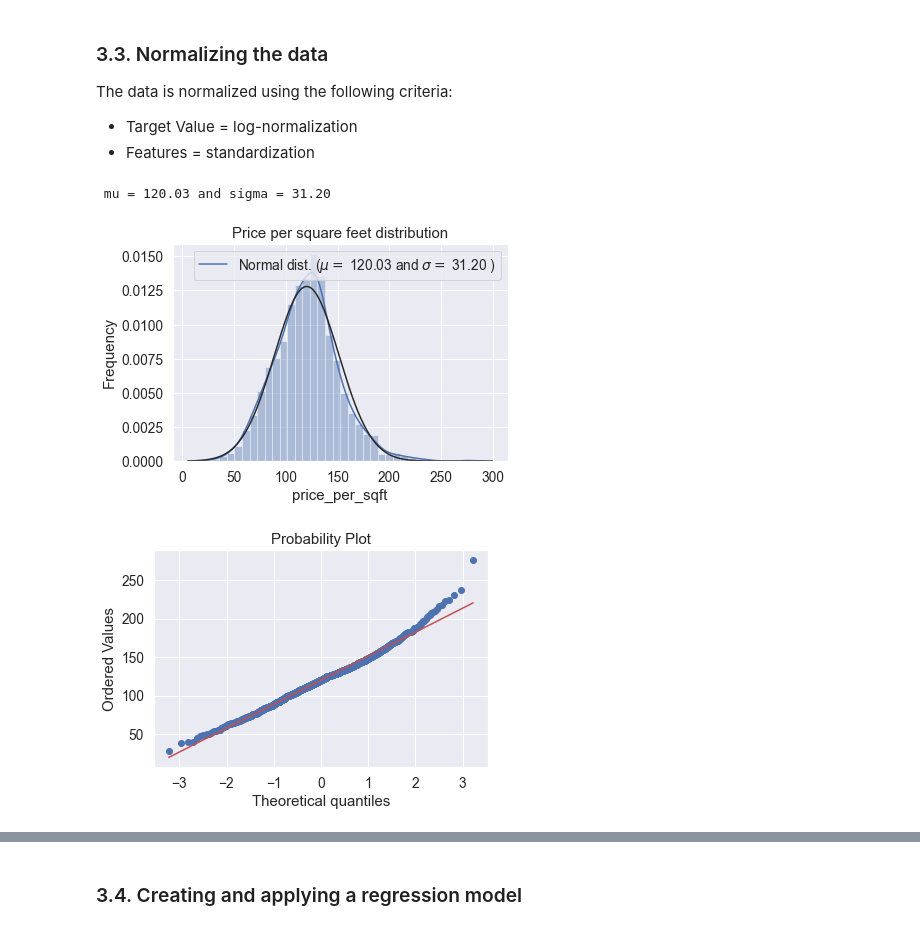
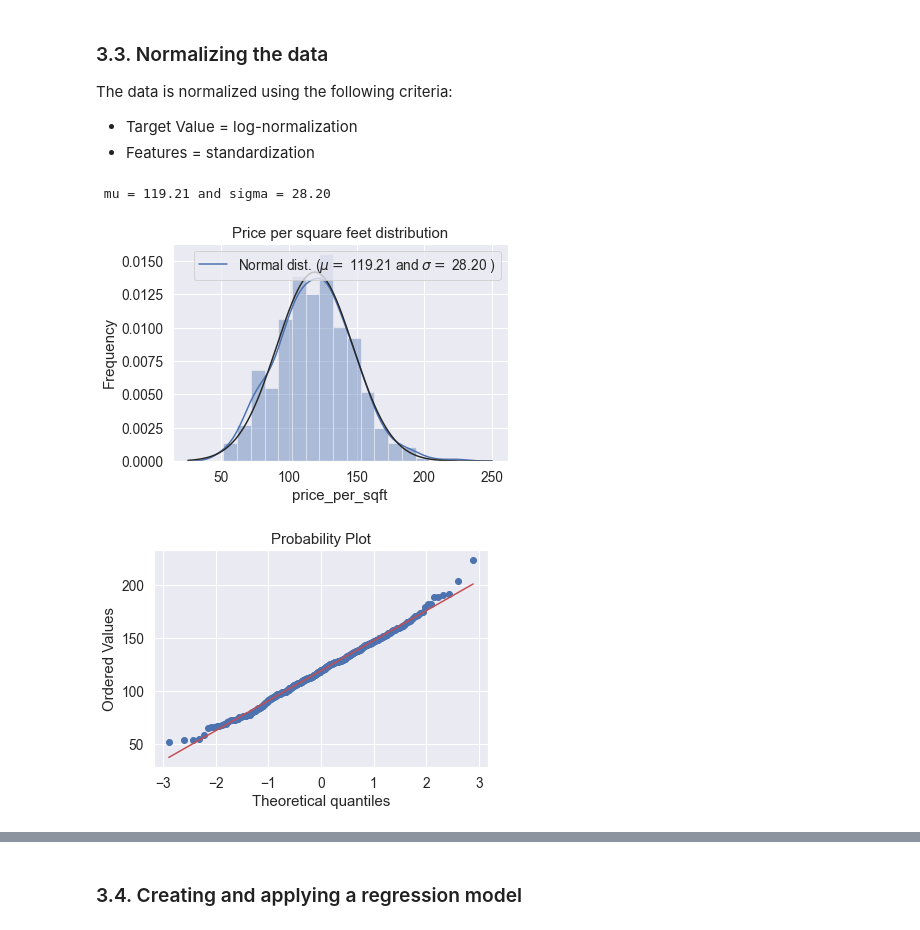
Before and after one commit to oscar-dif/ExamProject, a Jupyter notebook: house_prices.ipynb, the cells around one changed output, grey strips where cells are left out. Saved outputs shown, nothing was run; the diff lists cells and outputs as text; code cells hidden in the pictures.

```diff
--- a/house_prices.ipynb
+++ b/house_prices.ipynb
@@ -341,6 +342,6 @@ plt.show()
 # %% [output]
 [figure]
 # %%
-outliers = df_clean[(df_clean['overallqual']=='10') & (df_clean['price_per_sqft']<150)]
-df_clean.drop(outliers.index).shape
+df_clean = df_clean[(df_clean['overallqual']!='10') & (df_clean['price_per_sqft']>50)]
+df_clean.shape
 # %% [output]
@@ -377,26 +386,26 @@ The data is normalized using the following criteria:
 * Target Value = log-normalization
 * Features = standardization
 # %%
-sns.distplot(y_train , fit=norm);
+sns.distplot(y_test , fit=norm);
 
 # Get the fitted parameters used by the function
-(mu, sigma) = norm.fit(y_train)
+(mu, sigma) = norm.fit(y_test)
 print( '\n mu = {:.2f} and sigma = {:.2f}\n'.format(mu, sigma))
 
 #Now plot the distribution
 plt.legend(['Normal dist. ($\mu=$ {:.2f} and $\sigma=$ {:.2f} )'.format(mu, sigma)],
             loc='best')
 plt.ylabel('Frequency')
 plt.title('Price per square feet distribution')
 
 #Get also the QQ-plot
 fig = plt.figure()
-res = stats.probplot(y_train, plot=plt)
+res = stats.probplot(y_test, plot=plt)
 plt.show()
 # %% [output]
- mu = 120.03 and sigma = 31.20
+ mu = 119.21 and sigma = 28.20
-[figure, old version]
+[figure, new version]
-[figure, old version]
+[figure, new version]
 # %%
 #We use the numpy fuction log1p which  applies log(1+x) to all elements of the column
 y_train = np.log1p(y_train)
```
Also changed, not shown: parts of 19 cells of this notebook, 4 other files.
